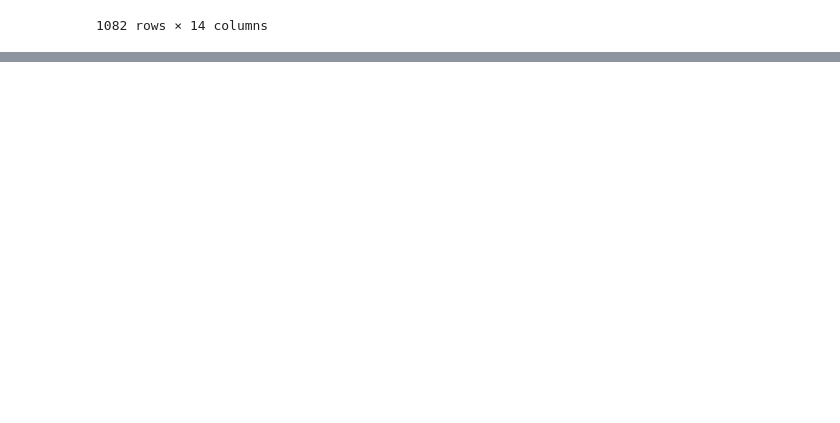
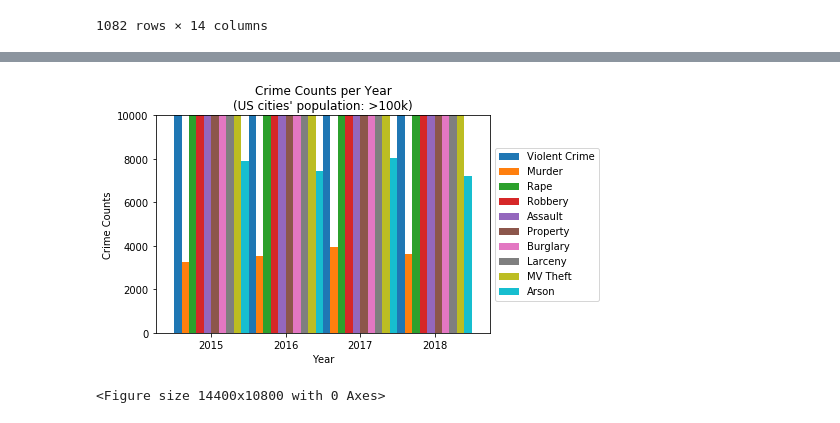
Before and after one commit to livillaranda/Project_1, a Jupyter notebook: Analyzing_Dataset.ipynb, the cells around one changed output, grey strips where cells are left out. Drawn from its saved outputs; the diff is of its cells as text; code cells hidden in the pictures; blank space fills up the shorter version.

```diff
--- a/Analyzing_Dataset.ipynb
+++ b/Analyzing_Dataset.ipynb
@@ -72,0 +81,5 @@ year_national
+# %%
+# Drop Population for Crime Totals Graph
+no_pop = year_national.copy()
+del no_pop["Population"]
+no_pop
@@ -72,0 +92,17 @@ year_national
+# %%
+# Graph
+ax = no_pop.plot.bar(x="Year", width=1)
+
+plt.figure(figsize=(200,150))
+
+ax.set_ylim(0, 10000)
+ax.set_ylabel("Crime Counts")
+ax.set_title("Crime Counts per Year\n(US cities' population: >100k)")
+ax.set_xticklabels(labels=[2015, 2016, 2017, 2018], rotation="horizontal")
+
+ax.legend(loc='center left', bbox_to_anchor=(1, 0.5))
+
+plt.show()
+# %% [output]
+[figure, added]
+<Figure size 14400x10800 with 0 Axes>
```
Also changed, not shown: parts of 16 cells of this notebook, 1 other file.
